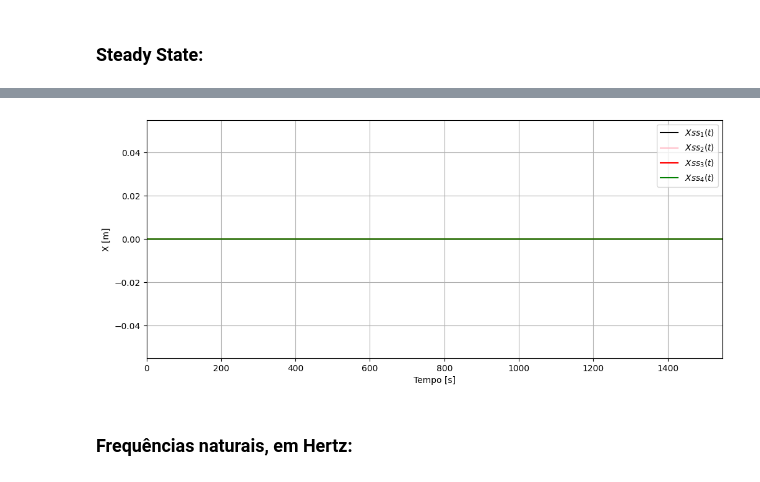
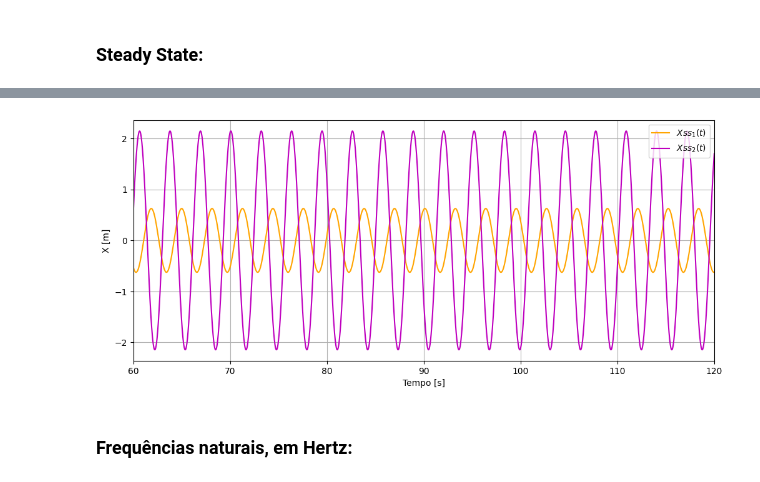
Before and after one commit to ErickNMA/vibrations, a Jupyter notebook: analise_modal/modal.ipynb, the cells around one changed output, grey strips where cells are left out. Saved outputs shown, nothing was run; the diff lists cells and outputs as text; code cells hidden in the pictures.

```diff
--- a/analise_modal/modal.ipynb
+++ b/analise_modal/modal.ipynb
@@ -86,0 +56,6 @@ V0 = np.array([0, 0, 0, 0]).T
+# %%
+# Matriz de rigidez (N/m):
+K = np.array([
+    [27, -3],
+    [-3, 3],
+])
@@ -86,0 +64,20 @@ V0 = np.array([0, 0, 0, 0]).T
+# %%
+# Matriz de coeficientes de amortecimento - zeta (transposta):
+Z = np.array([-1.0, -1.0]).T
+
+
+
+'''
+# Matriz de amortecimento (N*s/m) ou (Kg/s):
+C = np.array([
+    [2.7, -0.3],
+    [-0.3, 0.3]
+])
+'''
+
+
+
+# C como combinação linear de M e K:
+alfa = 0
+beta = 0.1
+C = ((alfa*M)+(beta*K))
@@ -86,0 +86,5 @@ V0 = np.array([0, 0, 0, 0]).T
+# %%
+x = Symbol('x')
+# Matriz de F(x) (transposta):
+#F = np.array([0, 0, 0]).T
+F = np.array([0, 3*cos(2*x)]).T
@@ -87,3 +93,9 @@ V0 = np.array([0, 0, 0, 0]).T
+# %%
+# Matriz de posições iniciais (transposta):
+X0 = np.array([0, 0]).T
+
+# Matriz de velocidades iniciais (transposta):
+V0 = np.array([0, 0]).T
 # %% [markdown]
 ### $$\text{Obtenção de } [M]^{-1/2}:$$
 # %%
@@ -449,33 +459,33 @@ Matrix(XSS)
 # %%
 # Criando matriz de posição em função do tempo:
 
 def const_function(time, cte):
     return ((time*0)+cte)
 
 XSST = []
 for i in XSS:
     fx = lambdify(t, i, 'numpy')
-    css = fx(time)
+    css = fx(tf+time)
     if(isinstance(css, int)):
         for a in preorder_traversal(i):
-            XSST.append(const_function(time, a))
+            XSST.append(const_function(tf+time, a))
     else:
         XSST.append(css)
 
 # Plotando os gráficos:
 plt.rcParams['figure.figsize'] = (12, 5)
 plt.figure(3)
 for i in range(len(XSST)):
-    plt.plot(time, XSST[i], color[(i+(2*len(omega_n)))%len(color)], label=f'$Xss_{i+1}(t)$')
+    plt.plot((tf+time), XSST[i], color[(i+(2*len(omega_n)))%len(color)], label=f'$Xss_{i+1}(t)$')
 plt.ylabel('X [m]')
 plt.legend()
 plt.xlabel('Tempo [s]')
 plt.title('')
-plt.xlim(0, tf)
+plt.xlim(tf, (2*tf))
 plt.grid()
 plt.show()
 # %% [output]
-[figure, old version]
+[figure, new version]
 # %% [markdown]
 ### Frequências naturais, em Hertz:
 # %%
```
Also changed, not shown: parts of 35 cells of this notebook.
